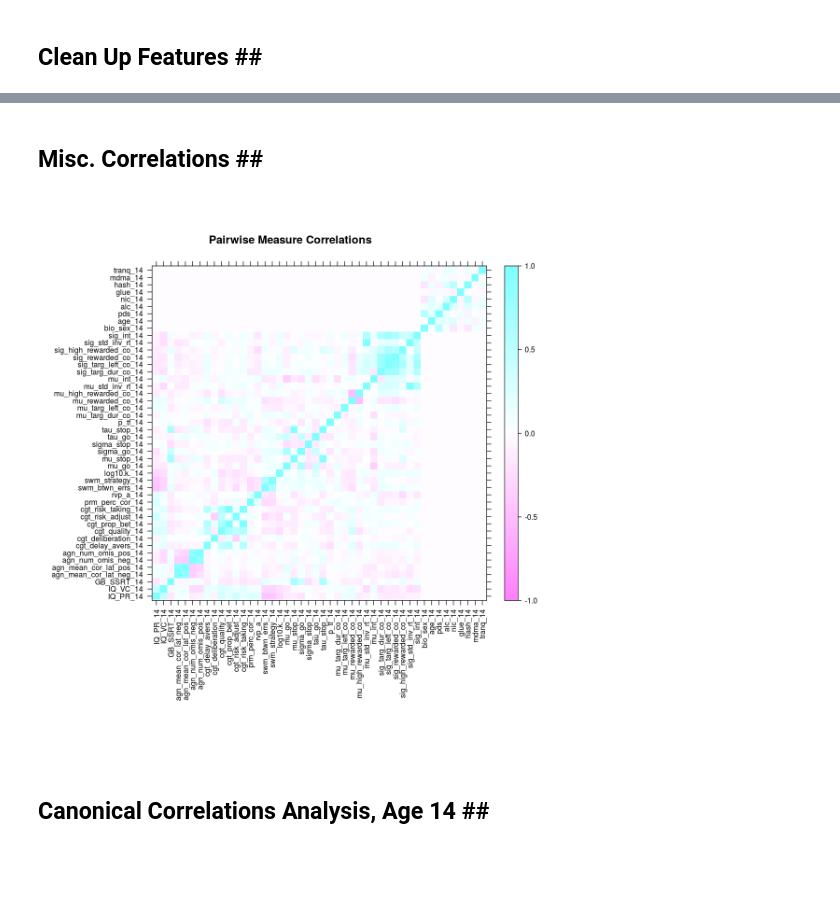
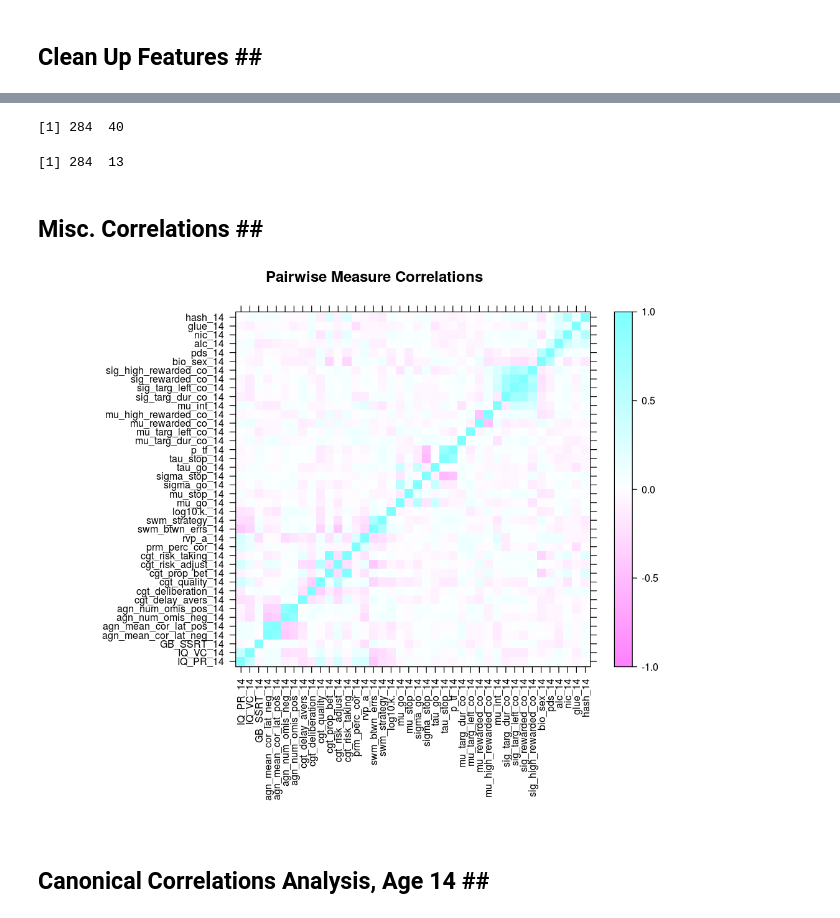
Before and after one commit to DanielNScott/imagen, a Jupyter notebook: analysis_nb.ipynb, the cells around one changed output, grey strips where cells are left out. Saved outputs shown, nothing was run; the diff lists cells and outputs as text; code cells hidden in the pictures; blank space fills up the shorter version.

```diff
--- a/analysis_nb.ipynb
+++ b/analysis_nb.ipynb
@@ -39,0 +94,21 @@ features_16 <- c('Age.for.timestamp_16', 'X6.life.nic_16', 'X8a.life.alc_16', 'l
+# %%
+# Read the SST parameters' file:
+sst_params_file  <- '/home/dan/documents/lncc/sst_data_train/parameters1.csv'
+subjects <- df_train['Subject']
+
+sst_params_train <- read_sst_params(sst_params_file, subjects, TRUE)
+
+# Read the SST parameters' file:
+sst_params_file  <- '/home/dan/documents/lncc/sst_data_test_100_200/parameters1.csv'
+subjects <- df_test['Subject']
+
+sst_params_test <- read_sst_params(sst_params_file, subjects, FALSE)
+
+# Read the SST parameters' file:
+sst_params_file  <- '/home/dan/documents/lncc/sst_data_test_0_50/parameters1.csv'
+sst_params_test2 <- read_sst_params(sst_params_file, subjects, FALSE)
+
+sst_params_test <- rbind(sst_params_test2[1:50,], sst_params_test[51:198,])
+sst_params      <- rbind(sst_params_train, sst_params_test)
+dim(sst_params)
+dim(raw_df)
@@ -213,0 +388,2 @@ Warning message:
+# %%
+raw_df <- remove_outliers(raw_df, features_14_task , 4)
@@ -214,3 +408,12 @@ Warning message:
+# %%
+# Need to be more pro-active with these params since they have horrible tails
+# as a function of their being inverses
+inv_feat_list <- c('sig_int_14', 'sig_std_inv_rt_14', 'mu_std_inv_rt_14')
+#raw_df <- remove_outliers(raw_df, inv_feat_list, 3)
+raw_df <- raw_df[, !names(raw_df) %in% inv_feat_list ]
+
+features_14_task <- setdiff(features_14_task, inv_feat_list)
+n_feat_task      <- length(features_14_task)
 # %% [markdown]
 ## Mean Shift and Normalize  <a class="anchor" id="mean shift and normalize"></a> ##
 # %%
@@ -220,8 +423,8 @@ for (i in 1:n_feat_task){
     raw_df[feature] <- raw_df[feature] / apply(raw_df[feature], 2, sd, na.rm=TRUE)
 }
 
-raw_df['age_14'] <- raw_df['age_14'] - colMeans(raw_df['age_14'], na.rm=TRUE)
-raw_df['age_14'] <- raw_df['age_14'] / apply(raw_df['age_14'], 2, sd, na.rm=TRUE)
+#raw_df['age_14'] <- raw_df['age_14'] - colMeans(raw_df['age_14'], na.rm=TRUE)
+#raw_df['age_14'] <- raw_df['age_14'] / apply(raw_df['age_14'], 2, sd, na.rm=TRUE)
 
-raw_df['age_18'] <- raw_df['age_18'] - colMeans(raw_df['age_18'], na.rm=TRUE)
-raw_df['age_18'] <- raw_df['age_18'] / apply(raw_df['age_18'], 2, sd, na.rm=TRUE)
+#raw_df['age_18'] <- raw_df['age_18'] - colMeans(raw_df['age_18'], na.rm=TRUE)
+#raw_df['age_18'] <- raw_df['age_18'] / apply(raw_df['age_18'], 2, sd, na.rm=TRUE)
@@ -423,17 +646,42 @@ library(ggplot2)
+# %%
+# Creating imputed_df
+# I must be missing something... R only hase merge for horiz. concat of data frames?
+# And it requires the to-be-merged data frames to have an identical column on which to merge?
+# Can there really be no horzcat()?
+
+ncols_1 <- dim(data_14_task.imputed)[2]
+ncols_2 <- dim(data_14_survey.imputed)[2]
+
+nrows   <- dim(data_14_task.imputed)[1]
+
+imputed_df <- data.frame(matrix(ncol=(ncols_1 + ncols_2), nrow=nrows))
+
+imputed_df[,1:ncols_1]                     <- data_14_task.imputed
+imputed_df[,(ncols_1+1):(ncols_1+ncols_2)] <- data_14_survey.imputed
+
+colnames(imputed_df) <- c(colnames(data_14_task.imputed), colnames(data_14_survey.imputed))
+
+dim(imputed_df)
+dim(data_18_survey.raw)
+#missing_imputed_df <- get_missing_fracs(imputed_df)
+# %% [output]
+[1] 284  40
+[1] 284  13
 # %% [markdown]
 ## Misc. Correlations  <a class="anchor" id="misc correlations"></a>##
 # %%
-pairwise_correlations <- cor(merge(data_14_task.imputed,data_14_survey.imputed))
+#pairwise_correlations <- cor(merge(data_14_task.imputed,data_14_survey.imputed))
+pairwise_correlations <- cor(imputed_df)
 
 library(lattice)
 scale <- list(x=list(rot=90))
-#options(repr.plot.width=7.5, repr.plot.height=7.5)
+options(repr.plot.width=9, repr.plot.height=7.5)
 levelplot(pairwise_correlations, scales=scale, main='Pairwise Measure Correlations'  , xlab = '', ylab = '',
          at=seq(-1, 1, length.out=100))
    #par.settings=RdBuTheme(), at=seq(-max(abs(cellStats(pairwise_correlatoins, range))),
    #                                  max(abs(cellStats(pairwise_correlations, range))), len=100))
 # %% [output]
-[figure, old version]
+[figure, new version]
 # %% [markdown]
 ## Canonical Correlations Analysis, Age 14  <a class="anchor" id="canonical correlations analysis age 14"></a>##
 # %%
```
Also changed, not shown: parts of 46 cells of this notebook, 1 other file.
